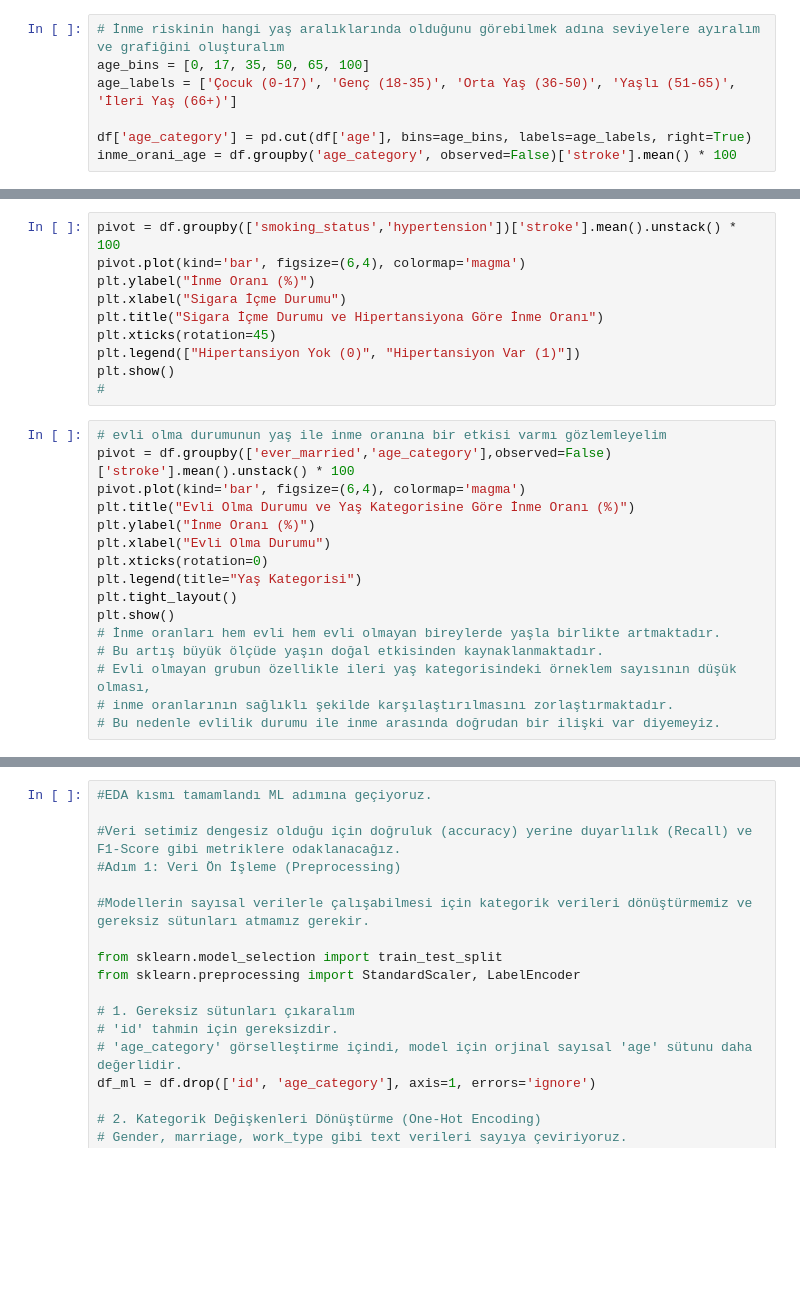
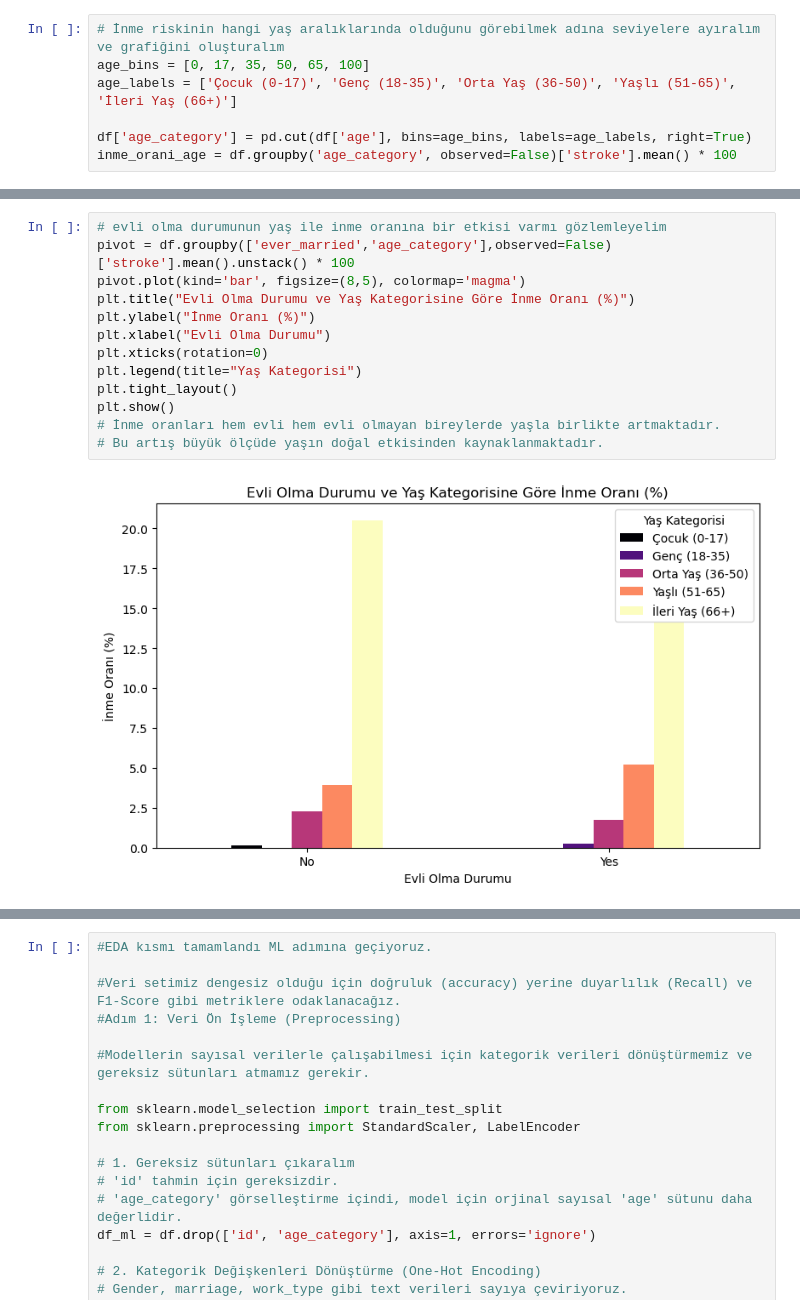
Before and after one commit to eylulkilic/Gelecek-Hayalim-W-Code-2.0-Veri-Bilimi-ve-Yapay-Zeka-At-lyesi-3.-D-nem, a Jupyter notebook: gelecek-hayalim.ipynb, the cells around one changed output, grey strips where cells are left out. Saved outputs shown, nothing was run; the diff lists cells and outputs as text; blank space fills up the shorter version.

```diff
--- a/gelecek-hayalim.ipynb
+++ b/gelecek-hayalim.ipynb
@@ -330,29 +519,18 @@ plt.show()
-# %%
-pivot = df.groupby(['smoking_status','hypertension'])['stroke'].mean().unstack() * 100
-pivot.plot(kind='bar', figsize=(6,4), colormap='magma')
-plt.ylabel("İnme Oranı (%)")
-plt.xlabel("Sigara İçme Durumu")
-plt.title("Sigara İçme Durumu ve Hipertansiyona Göre İnme Oranı")
-plt.xticks(rotation=45)
-plt.legend(["Hipertansiyon Yok (0)", "Hipertansiyon Var (1)"])
-plt.show()
-#
 # %%
 # evli olma durumunun yaş ile inme oranına bir etkisi varmı gözlemleyelim
 pivot = df.groupby(['ever_married','age_category'],observed=False)['stroke'].mean().unstack() * 100
-pivot.plot(kind='bar', figsize=(6,4), colormap='magma')
+pivot.plot(kind='bar', figsize=(8,5), colormap='magma')
 plt.title("Evli Olma Durumu ve Yaş Kategorisine Göre İnme Oranı (%)")
 plt.ylabel("İnme Oranı (%)")
 plt.xlabel("Evli Olma Durumu")
 plt.xticks(rotation=0)
 plt.legend(title="Yaş Kategorisi")
 plt.tight_layout()
 plt.show()
 # İnme oranları hem evli hem evli olmayan bireylerde yaşla birlikte artmaktadır.
 # Bu artış büyük ölçüde yaşın doğal etkisinden kaynaklanmaktadır.
-# Evli olmayan grubun özellikle ileri yaş kategorisindeki örneklem sayısının düşük olması,
-# inme oranlarının sağlıklı şekilde karşılaştırılmasını zorlaştırmaktadır.
-# Bu nedenle evlilik durumu ile inme arasında doğrudan bir ilişki var diyemeyiz.
+# %% [output]
+[figure, added]
 # %%
 pivot = df.groupby(['work_type','age_category'],observed=False)['stroke'].mean().unstack() * 100
 
```
Also changed, not shown: parts of 41 cells of this notebook.
